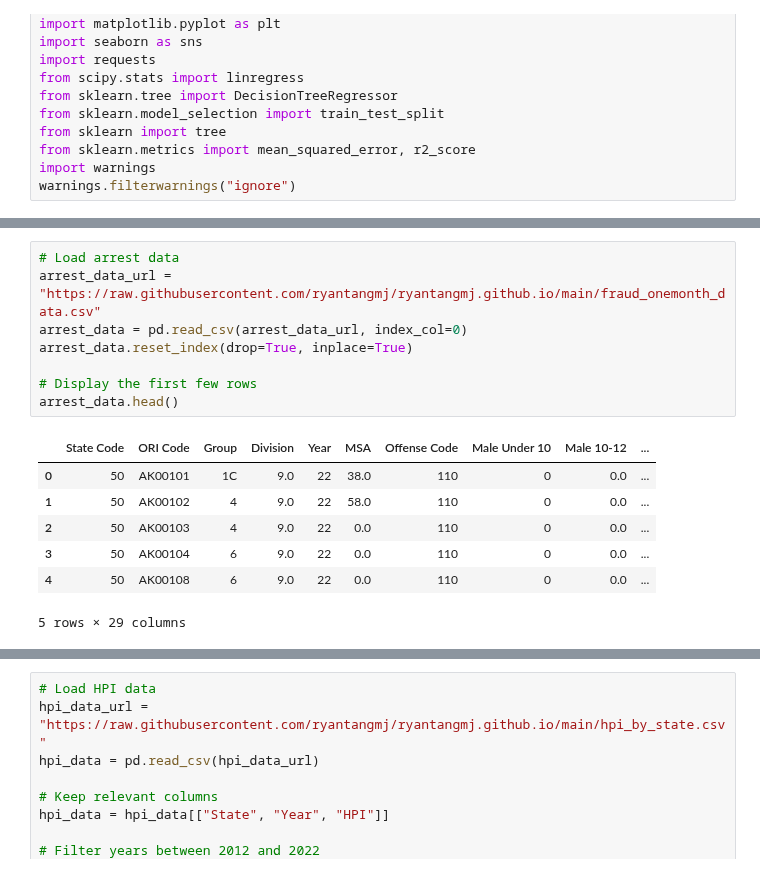
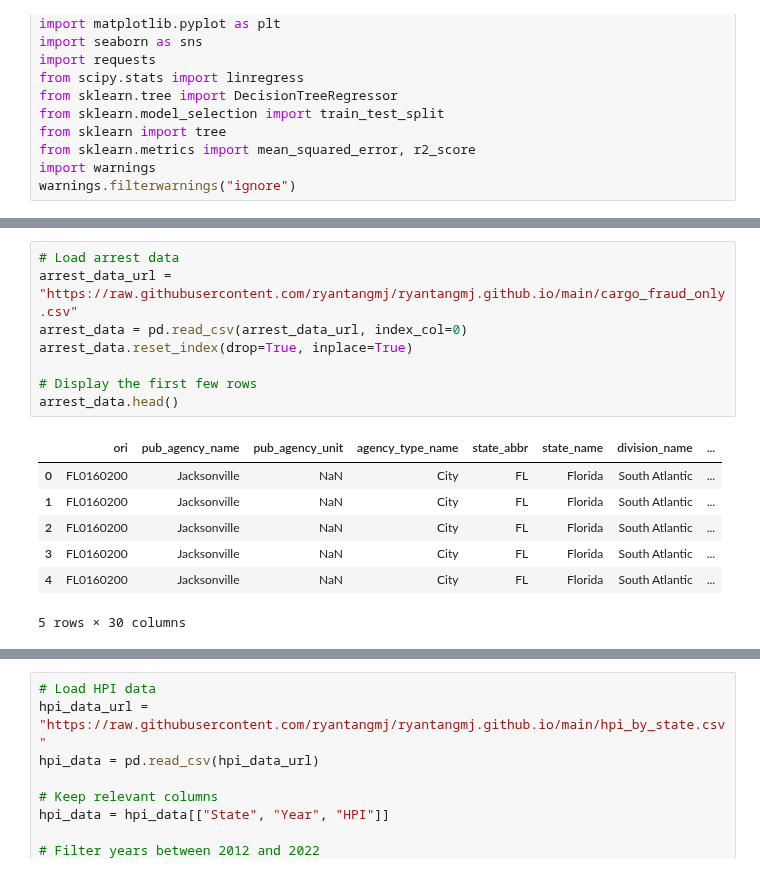
Before and after one commit to ryantangmj/ryantangmj.github.io, a Jupyter notebook: cleanupdata.ipynb, the cells around one changed output, grey strips where cells are left out. Drawn from its saved outputs; the diff is of its cells as text.

```diff
--- a/cleanupdata.ipynb
+++ b/cleanupdata.ipynb
@@ -141,16 +438,16 @@ print(cargo_fraud[['State', 'Year']].head())
 # %%
 # Load arrest data
-arrest_data_url = "https://raw.githubusercontent.com/ryantangmj/ryantangmj.github.io/main/fraud_onemonth_data.csv"
+arrest_data_url = "https://raw.githubusercontent.com/ryantangmj/ryantangmj.github.io/main/cargo_fraud_only.csv"
 arrest_data = pd.read_csv(arrest_data_url, index_col=0)
 arrest_data.reset_index(drop=True, inplace=True)
 
 # Display the first few rows
 arrest_data.head()
 # %% [output]
-|  | State Code | ORI Code | Group | Division | Year | MSA | Offense Code | Male Under 10 | Male 10-12 | ... |
-| 0 | 50 | AK00101 | 1C | 9.0 | 22 | 38.0 | 110 | 0 | 0.0 | ... |
-| 1 | 50 | AK00102 | 4 | 9.0 | 22 | 58.0 | 110 | 0 | 0.0 | ... |
-| 2 | 50 | AK00103 | 4 | 9.0 | 22 | 0.0 | 110 | 0 | 0.0 | ... |
-| 3 | 50 | AK00104 | 6 | 9.0 | 22 | 0.0 | 110 | 0 | 0.0 | ... |
-| 4 | 50 | AK00108 | 6 | 9.0 | 22 | 0.0 | 110 | 0 | 0.0 | ... |
+|  | ori | pub_agency_name | pub_agency_unit | agency_type_name | state_abbr | state_name | division_name | ... |
+| 0 | FL0160200 | Jacksonville | NaN | City | FL | Florida | South Atlantic | ... |
+| 1 | FL0160200 | Jacksonville | NaN | City | FL | Florida | South Atlantic | ... |
+| 2 | FL0160200 | Jacksonville | NaN | City | FL | Florida | South Atlantic | ... |
+| 3 | FL0160200 | Jacksonville | NaN | City | FL | Florida | South Atlantic | ... |
+| 4 | FL0160200 | Jacksonville | NaN | City | FL | Florida | South Atlantic | ... |
-5 rows × 29 columns
+5 rows × 30 columns
```
Also changed, not shown: parts of 13 cells of this notebook, 3 other files.
